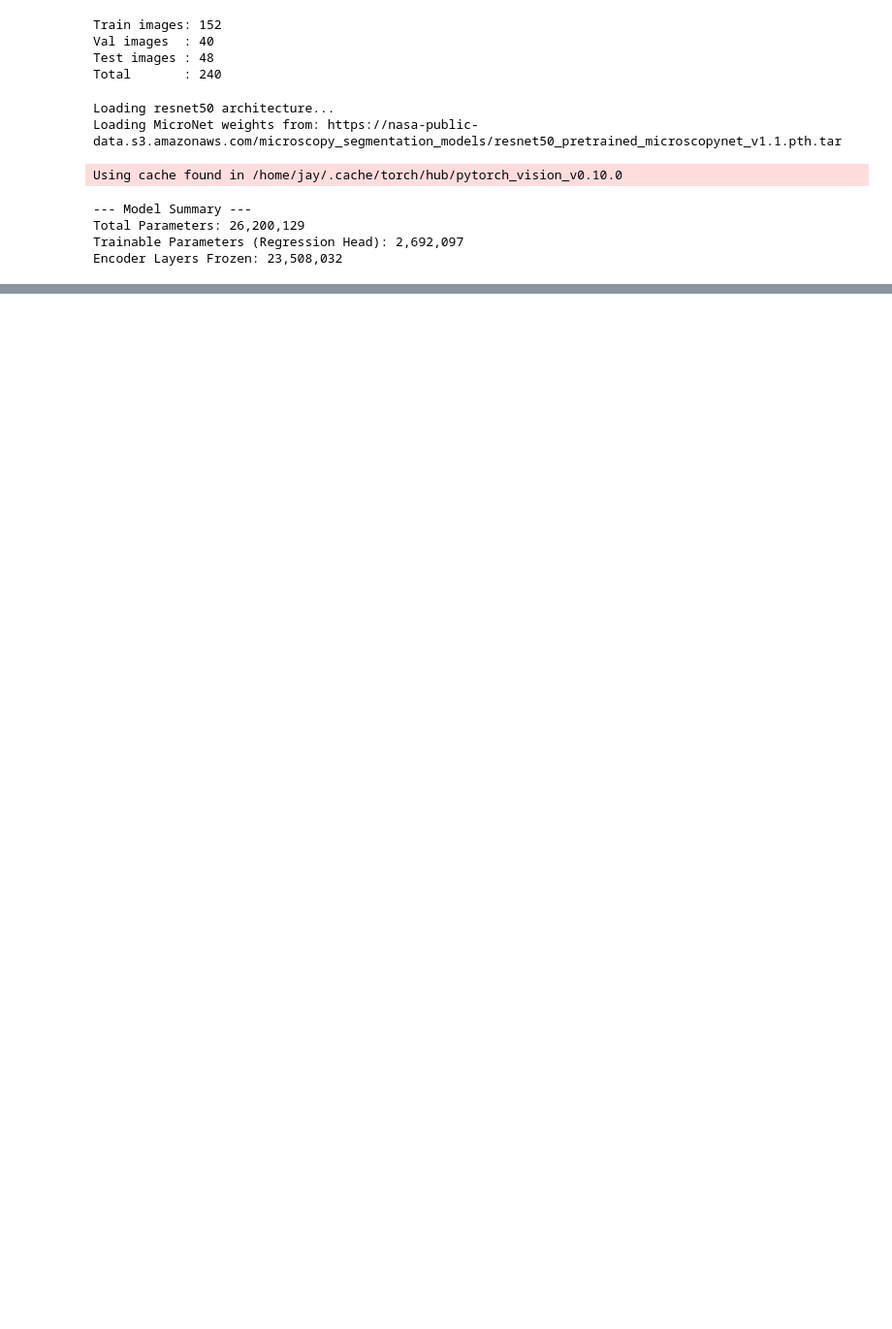
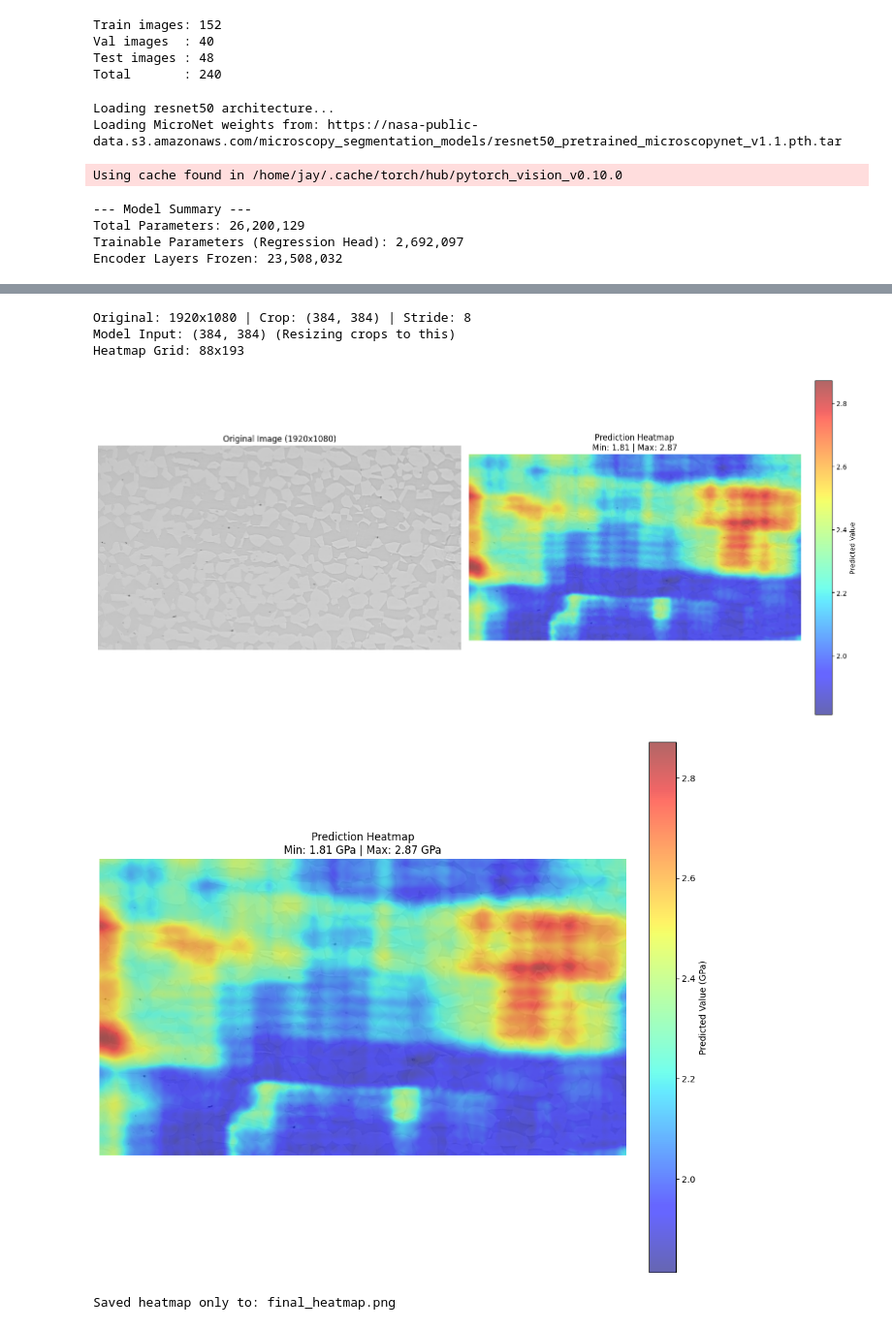
Before and after one commit to JayKuluky/IM2PROP, a Jupyter notebook: main.ipynb, the cells around one changed output, grey strips where cells are left out. Shown at 97% size. Cells and saved outputs as stored; diff of their text form; code cells hidden in the pictures; blank space fills up the shorter version.

```diff
--- a/main.ipynb
+++ b/main.ipynb
@@ -741,0 +733,46 @@ preds   range: 2.3195993900299072 2.9058876037597656
+# %%
+import torch
+from torchvision import transforms
+
+# 1. Define the Transform with ImageNet Stats
+# These match exactly what you used during training
+imagenet_mean = [0.485, 0.456, 0.406]
+imagenet_std = [0.229, 0.224, 0.225]
+
+inference_transform = transforms.Compose([
+    # Step A: Resize the small crop (e.g. 64x64) up to Model Size (384x384)
+    # We use BICUBIC interpolation to keep the zoomed-in image sharp
+    transforms.Resize((384, 384), interpolation=transforms.InterpolationMode.BICUBIC),
+
+    # Step B: Convert to Tensor (0-1 range)
+    transforms.ToTensor(),
+
+    # Step C: Normalize (Shift to match ImageNet distribution)
+    transforms.Normalize(mean=imagenet_mean, std=imagenet_std)
+])
+
+# 2. Run the Heatmap Generator
+# Ensure 'model_regressor' is loaded and on the correct device
+heatmap_grid, img_obj = generate_sliding_window_heatmap(
+    model=model_regressor,
+    image_path="Snap-2483.png",   # Your uploaded image
+
+    crop_size=(384, 384),           # The window size scanning the image
+    stride=8,                    # Overlap (smaller = smoother, 16 is good)
+    model_input_size=(384, 384),  # The size the model expects
+
+    device=device,
+    # transform=inference_transform # <--- Passing the normalized transform here!
+)
+
+# 3. Visualize
+plot_heatmap_overlay(heatmap_grid, img_obj)
+
+save_heatmap_only(heatmap_grid, img_obj, save_path="final_heatmap.png")
+# %% [output]
+Original: 1920x1080 | Crop: (384, 384) | Stride: 8
+Model Input: (384, 384) (Resizing crops to this)
+Heatmap Grid: 88x193
+[figure, added]
+[figure, added]
+Saved heatmap only to: final_heatmap.png
```
Also changed, not shown: parts of 8 cells of this notebook.
